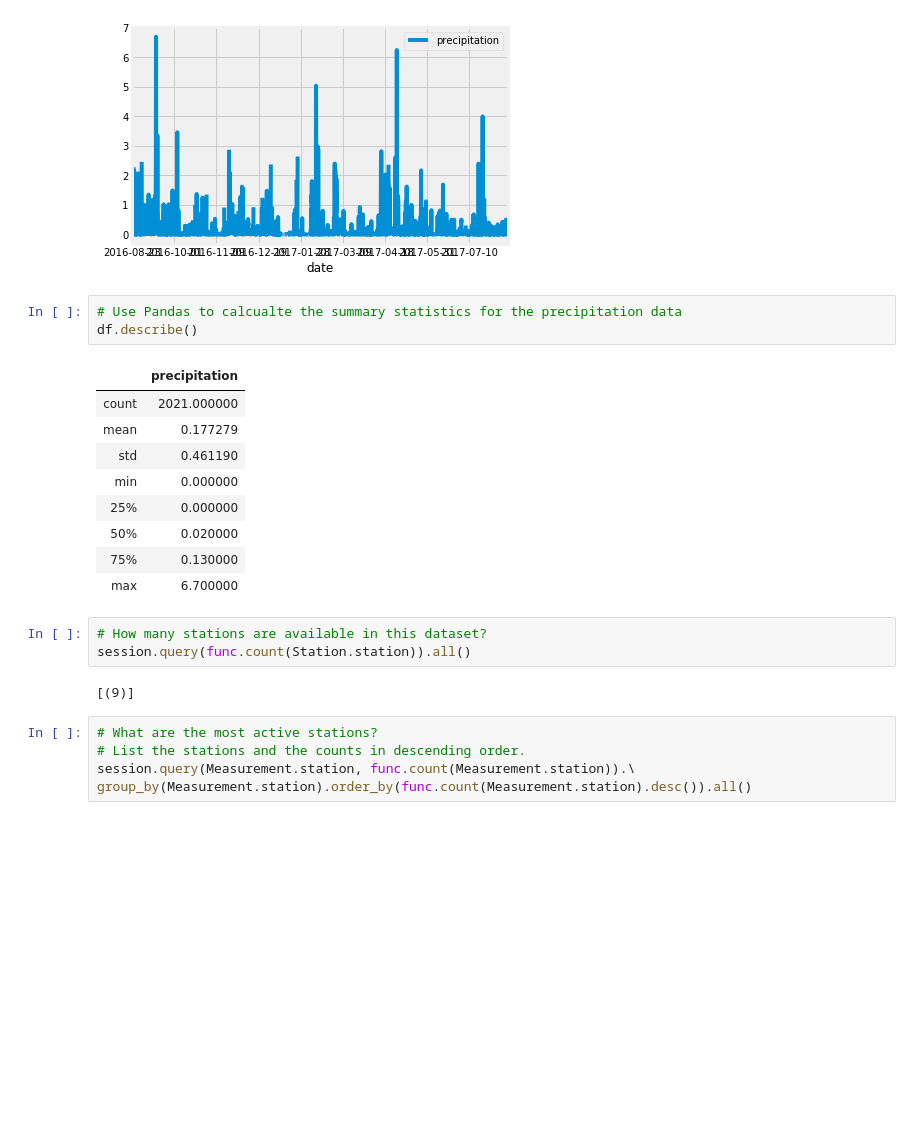
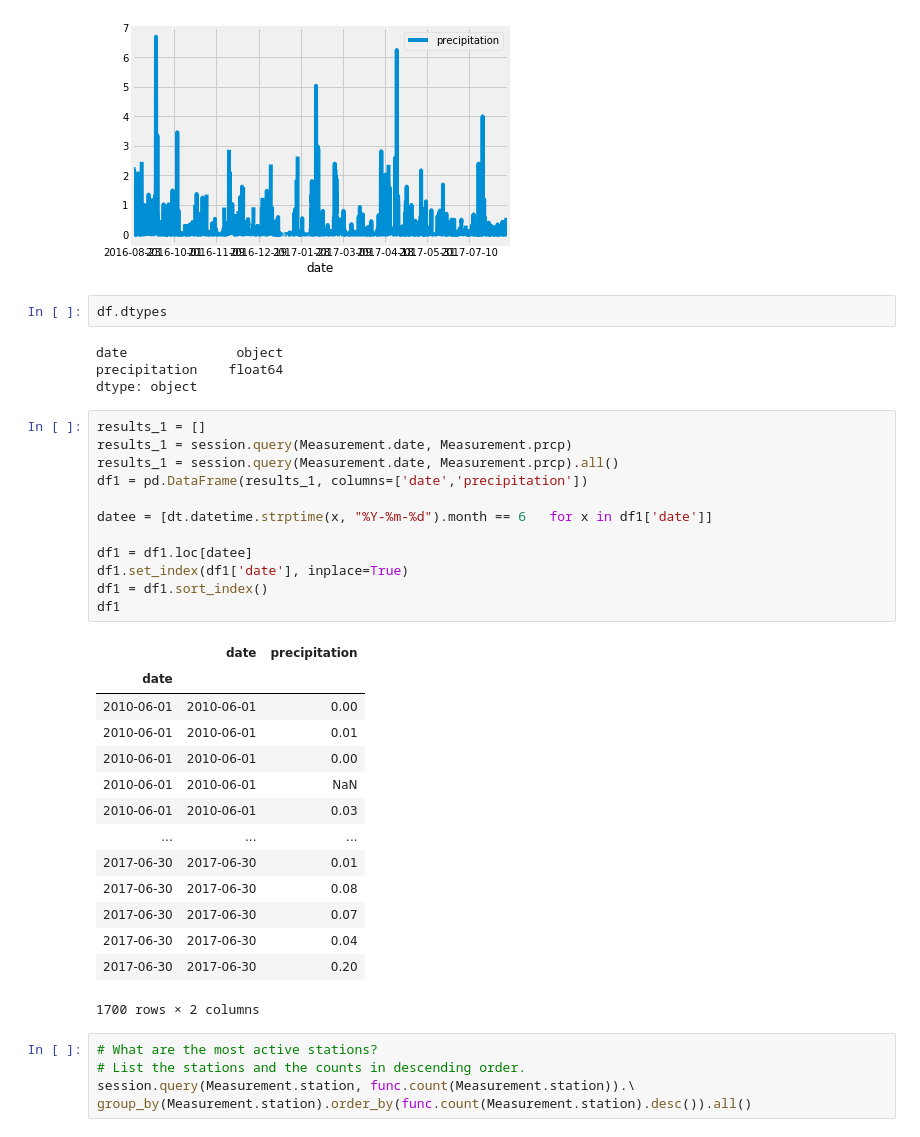
Before and after one commit to shaziakn/surfs_up, a Jupyter notebook: climate_analysis.ipynb, the cells around one changed output. Drawn from its saved outputs; the diff is of its cells as text; blank space fills up the shorter version.

```diff
--- a/climate_analysis.ipynb
+++ b/climate_analysis.ipynb
@@ -59,24 +59,39 @@ df.plot()
 # %% [output]
 <matplotlib.axes._subplots.AxesSubplot at 0x...>
 [figure]
-# %%
-# Use Pandas to calcualte the summary statistics for the precipitation data
-df.describe()
-# %% [output]
-|  | precipitation |
-| count | 2021.000000 |
-| mean | 0.177279 |
-| std | 0.461190 |
-| min | 0.000000 |
-| 25% | 0.000000 |
-| 50% | 0.020000 |
-| 75% | 0.130000 |
-| max | 6.700000 |
-# %%
-# How many stations are available in this dataset?
-session.query(func.count(Station.station)).all()
-# %% [output]
-[(9)]
+# %%
+df.dtypes
+# %% [output]
+date              object
+precipitation    float64
+dtype: object
+# %%
+results_1 = []
+results_1 = session.query(Measurement.date, Measurement.prcp)
+results_1 = session.query(Measurement.date, Measurement.prcp).all()
+df1 = pd.DataFrame(results_1, columns=['date','precipitation'])
+
+datee = [dt.datetime.strptime(x, "%Y-%m-%d").month == 6   for x in df1['date']]
+
+df1 = df1.loc[datee]
+df1.set_index(df1['date'], inplace=True)
+df1 = df1.sort_index()
+df1
+# %% [output]
+|  | date | precipitation |
+| date |  |  |
+| 2010-06-01 | 2010-06-01 | 0.00 |
+| 2010-06-01 | 2010-06-01 | 0.01 |
+| 2010-06-01 | 2010-06-01 | 0.00 |
+| 2010-06-01 | 2010-06-01 | NaN |
+| 2010-06-01 | 2010-06-01 | 0.03 |
+| ... | ... | ... |
+| 2017-06-30 | 2017-06-30 | 0.01 |
+| 2017-06-30 | 2017-06-30 | 0.08 |
+| 2017-06-30 | 2017-06-30 | 0.07 |
+| 2017-06-30 | 2017-06-30 | 0.04 |
+| 2017-06-30 | 2017-06-30 | 0.20 |
+1700 rows × 2 columns
 # %%
 # What are the most active stations?
 # List the stations and the counts in descending order.
```
